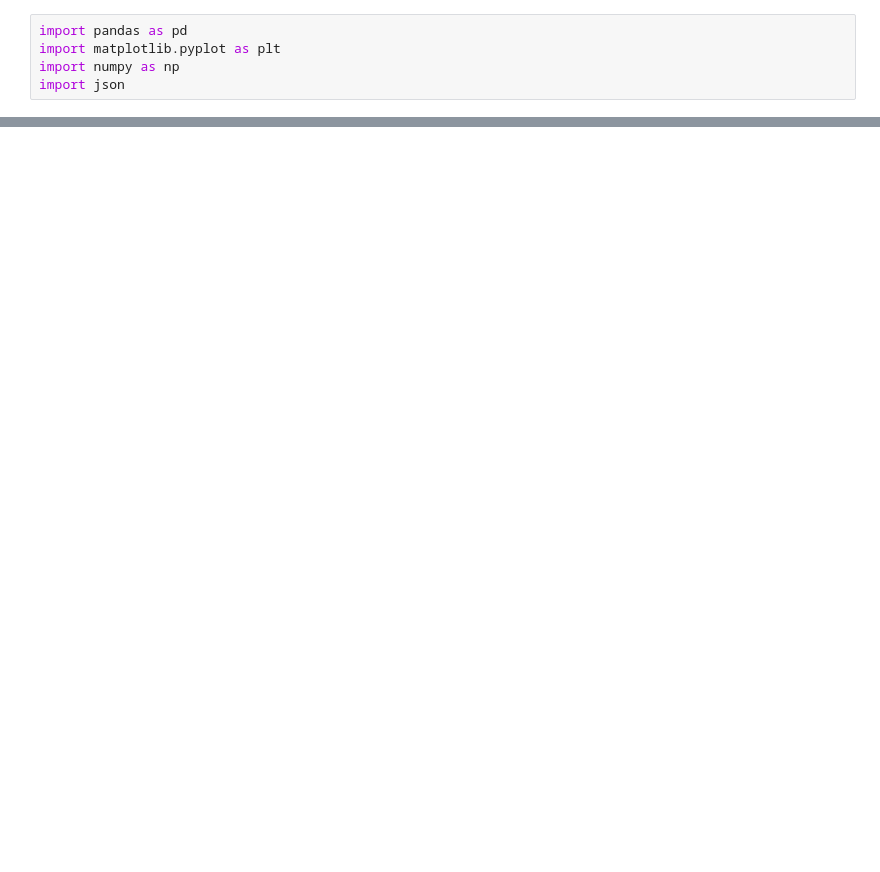
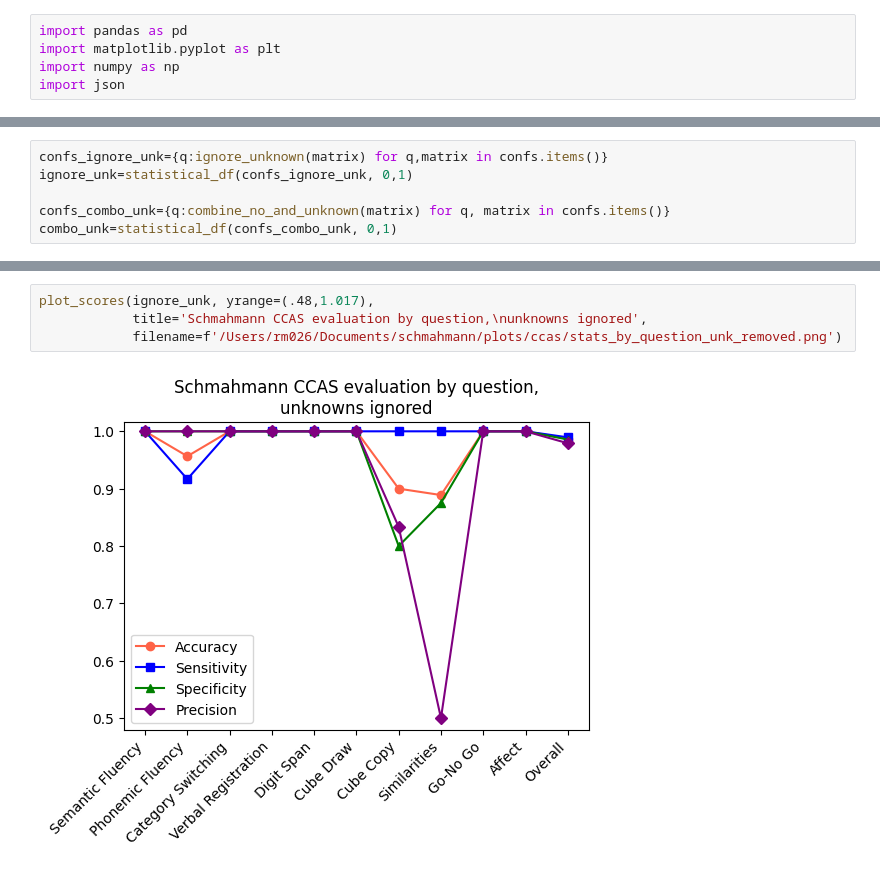
Before and after one commit to Calvinwhow/ReviewPyper, a Jupyter notebook: dev_tools/schmahmann_accuracy_analysis.ipynb, the cells around one changed output, grey strips where cells are left out. Drawn from its saved outputs; the diff is of its cells as text; blank space fills up the shorter version.

```diff
--- a/dev_tools/schmahmann_accuracy_analysis.ipynb
+++ b/dev_tools/schmahmann_accuracy_analysis.ipynb
@@ -168,0 +233,6 @@ ignoring_unknowns_accuracy
+# %%
+confs_ignore_unk={q:ignore_unknown(matrix) for q,matrix in confs.items()}
+ignore_unk=statistical_df(confs_ignore_unk, 0,1)
+
+confs_combo_unk={q:combine_no_and_unknown(matrix) for q, matrix in confs.items()}
+combo_unk=statistical_df(confs_combo_unk, 0,1)
@@ -168,0 +324,6 @@ ignoring_unknowns_accuracy
+# %%
+plot_scores(ignore_unk, yrange=(.48,1.017),
+            title='Schmahmann CCAS evaluation by question,\nunknowns ignored',
+            filename=f'/Users/rm026/Documents/schmahmann/plots/ccas/stats_by_question_unk_removed.png')
+# %% [output]
+[figure, added]
```
Also changed, not shown: parts of 22 cells of this notebook, 5 other files.
